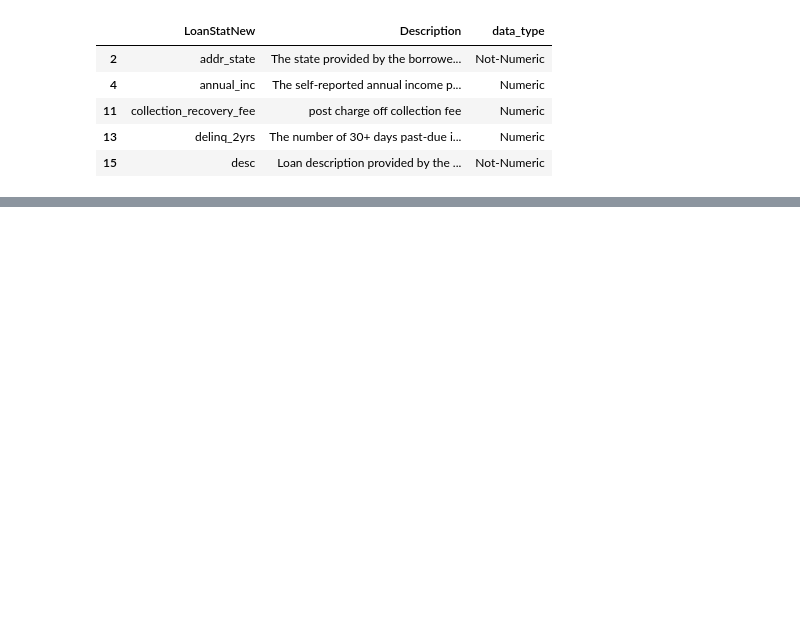
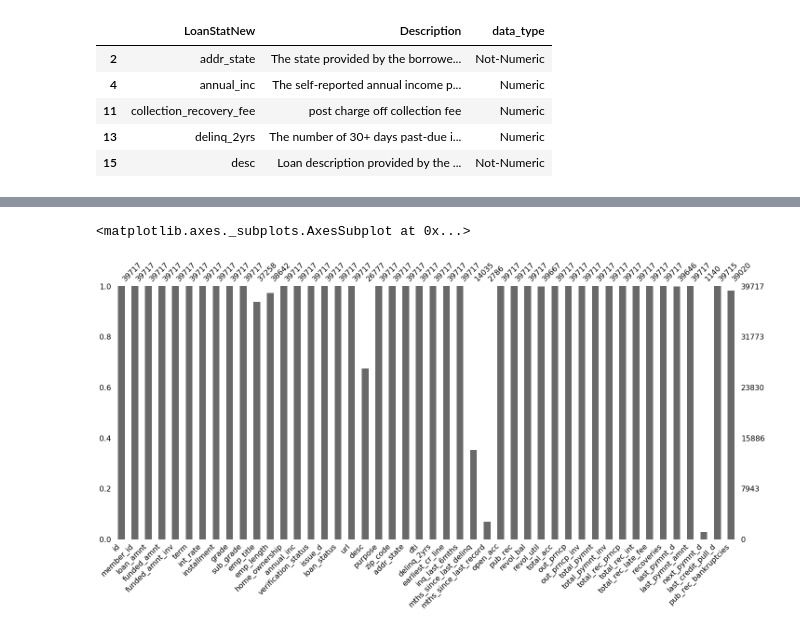
Before and after one commit to saneshashank/course2-GP1, a Jupyter notebook: loan_EDA.ipynb, the cells around one changed output, grey strips where cells are left out. Cells and saved outputs as stored; diff of their text form; code cells hidden in the pictures; blank space fills up the shorter version.

```diff
--- a/loan_EDA.ipynb
+++ b/loan_EDA.ipynb
@@ -200,0 +302,5 @@ data_dict_reduced.head()
+# %%
+msno.bar(loan_df)
+# %% [output]
+<matplotlib.axes._subplots.AxesSubplot at 0x...>
+[figure, added]
```
Also changed, not shown: parts of 17 cells of this notebook.
